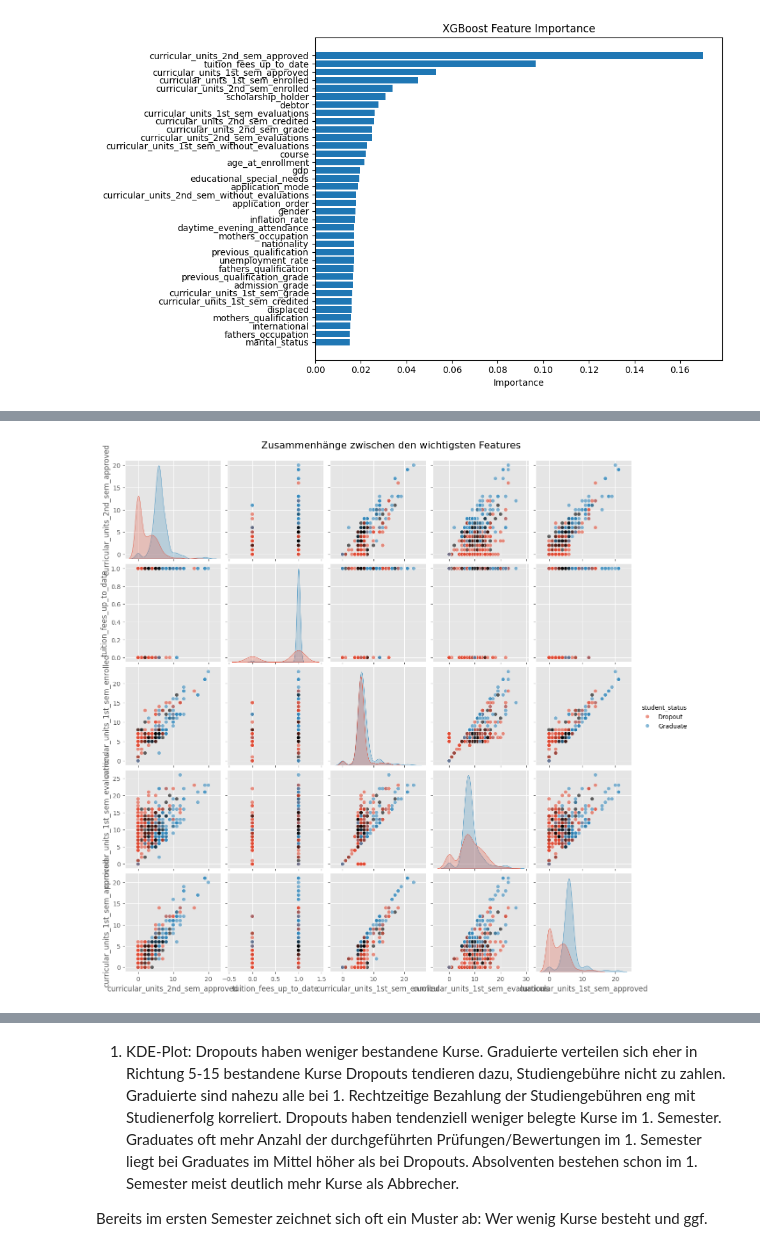
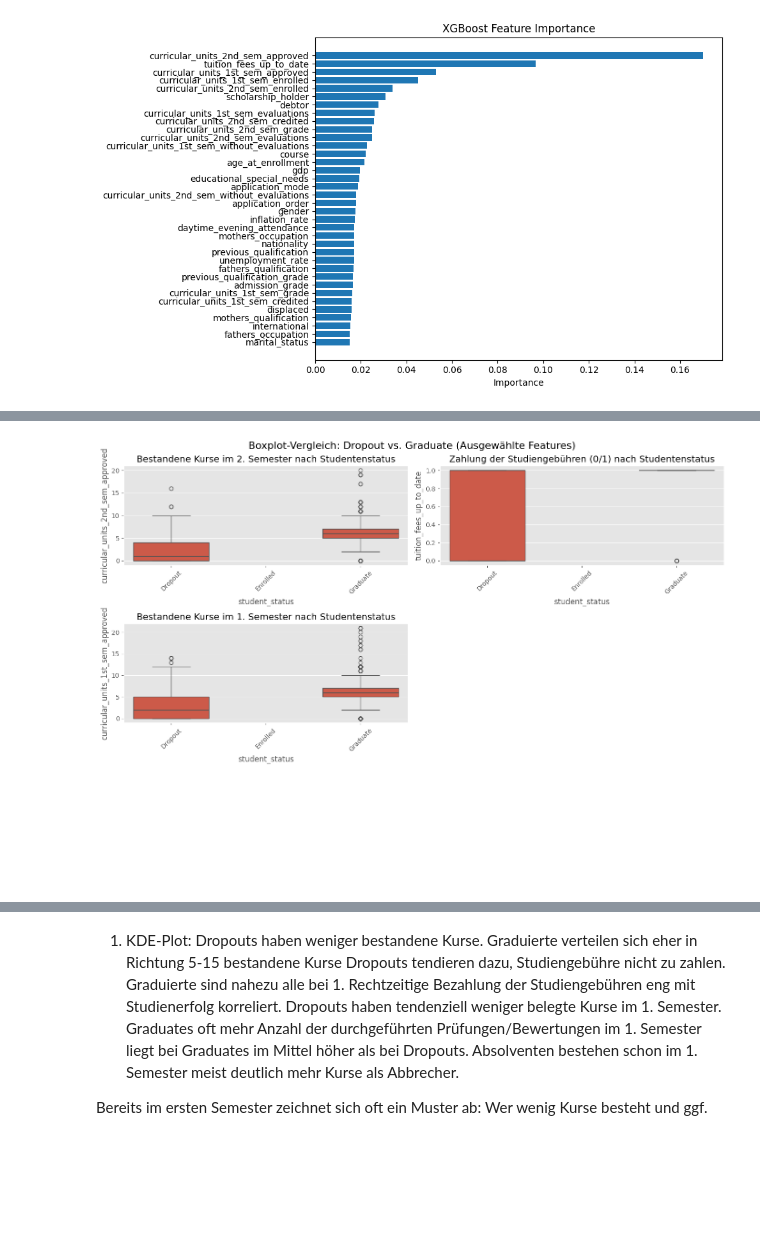
Before and after one commit to Sorour2025/SorourEndProjekt, a Jupyter notebook: data.ipynb, the cells around one changed output, grey strips where cells are left out. Drawn from its saved outputs; the diff is of its cells as text; code cells hidden in the pictures; blank space fills up the shorter version.

```diff
--- a/data.ipynb
+++ b/data.ipynb
@@ -1048,68 +1052,64 @@ import numpy as np
 df_viz = X_test.copy()
 df_viz['student_status'] = y_test
 
-# 1. Verteilungen der Top-Features nach Studentenstatus
-top_features = ['curricular_units_2nd_sem_approved',
-                'tuition_fees_up_to_date',
-                'curricular_units_1st_sem_enrolled',
-                'curricular_units_1st_sem_evaluations',
-                'curricular_units_1st_sem_approved']
+# Mapping der Spaltennamen
+feature_names_map = {
+    'curricular_units_2nd_sem_approved': "Bestandene Kurse im 2. Semester",
+    'tuition_fees_up_to_date': "Zahlung der Studiengebühren (0/1)",
+    'curricular_units_1st_sem_approved': "Bestandene Kurse im 1. Semester"
+}
 
+top_features = list(feature_names_map.keys())
+
+# ---------------------------------------------------
+# 1. KDE-Plots (Verteilungen) nach Studentenstatus
+# ---------------------------------------------------
 plt.figure(figsize=(15, 12))
+
 for i, feature in enumerate(top_features, 1):
     plt.subplot(len(top_features), 1, i)
+
+    # Den sprechenden Namen ermitteln
+    display_name = feature_names_map[feature]
+
     for status in ['Dropout', 'Graduate']:
         subset = df_viz[df_viz['student_status'] == status]
         sns.kdeplot(data=subset, x=feature, fill=True, common_norm=False, alpha=0.6, label=status)
-    plt.title(f'Verteilung von {feature} nach Studentenstatus')
-    plt.legend()
+
+    plt.title(f"Verteilung: {display_name} (Dropout vs. Graduate)")
+
+plt.suptitle("Verteilungen relevanter Features zwischen Studienabbrechern und Absolventen",
+             fontsize=16, y=0.98)
 plt.tight_layout()
+plt.legend()
 plt.savefig('feature_distributions.png', dpi=300, bbox_inches='tight')
 plt.show()
 
-# 2. Paarplot für die wichtigsten Features
-plt.figure(figsize=(12, 10))
-sns.pairplot(df_viz[top_features + ['student_status']],
-             hue='student_status',
-             diag_kind='kde',
-             plot_kws={'alpha': 0.6},
-             hue_order=['Dropout', 'Graduate'])
-plt.suptitle('Zusammenhänge zwischen den wichtigsten Features', y=1.02, fontsize=16)
-plt.savefig('pairplot_top_features.png', dpi=300, bbox_inches='tight')
-plt.show()
+# ---------------------------------------------------
+# 2. Boxplots (Feature-Vergleich Dropout vs. Graduate)
+# ---------------------------------------------------
+plt.figure(figsize=(14, 10))
 
-# 3. Korrelationsmatrix mit Heatmap für numerische Features
-plt.figure(figsize=(14, 12))
-dropout_corr = df_viz[df_viz['student_status'] == 'Dropout'].drop(columns=['student_status']).corr()
-mask = np.triu(dropout_corr)
-sns.heatmap(dropout_corr, annot=True, fmt='.2f', cmap='coolwarm', mask=mask,
-            linewidths=0.5, cbar_kws={"shrink": 0.8})
-plt.title('Korrelationsmatrix für Studienabbrecher', fontsize=16)
-plt.tight_layout()
-plt.savefig('correlation_heatmap_dropout.png', dpi=300, bbox_inches='tight')
-plt.show()
-
-plt.figure(figsize=(14, 12))
-graduate_corr = df_viz[df_viz['student_status'] == 'Graduate'].drop(columns=['student_status']).corr()
-mask = np.triu(graduate_corr)
-sns.heatmap(graduate_corr, annot=True, fmt='.2f', cmap='coolwarm', mask=mask,
-            linewidths=0.5, cbar_kws={"shrink": 0.8})
-plt.title('Korrelationsmatrix für Absolventen', fontsize=16)
-plt.tight_layout()
-plt.savefig('correlation_heatmap_graduate.png', dpi=300, bbox_inches='tight')
-plt.show()
-
-# 4. Vergleich der Top-Features zwischen Abbrechern und Absolventen
-plt.figure(figsize=(14, 10))
 for i, feature in enumerate(top_features):
     plt.subplot(3, 2, i+1)
-    sns.boxplot(x='student_status', y=feature, data=df_viz[df_viz['student_status'].isin(['Dropout', 'Graduate'])])
-    plt.title(f'{feature} nach Studentenstatus')
+
+    display_name = feature_names_map[feature]
+
+    sns.boxplot(
+        x='student_status',
+        y=feature,
+        data=df_viz[df_viz['student_status'].isin(['Dropout', 'Graduate'])]
+    )
+    plt.title(f"{display_name} nach Studentenstatus")
     plt.xticks(rotation=45)
-if len(top_features) < 6:  # Falls leere Subplots
+
+# Leere Subplots
+if len(top_features) < 6:
     for j in range(i+2, 7):
         plt.subplot(3, 2, j)
         plt.axis('off')
+
+plt.suptitle("Boxplot-Vergleich: Dropout vs. Graduate (Ausgewählte Features)", fontsize=16, y=0.98)
 plt.tight_layout()
 plt.savefig('boxplot_top_features.png', dpi=300, bbox_inches='tight')
 plt.show()
@@ -1119 +1118 @@ plt.show()
-[figure, old version]
+[figure, new version]
```
Also changed, not shown: parts of 8 cells of this notebook.
